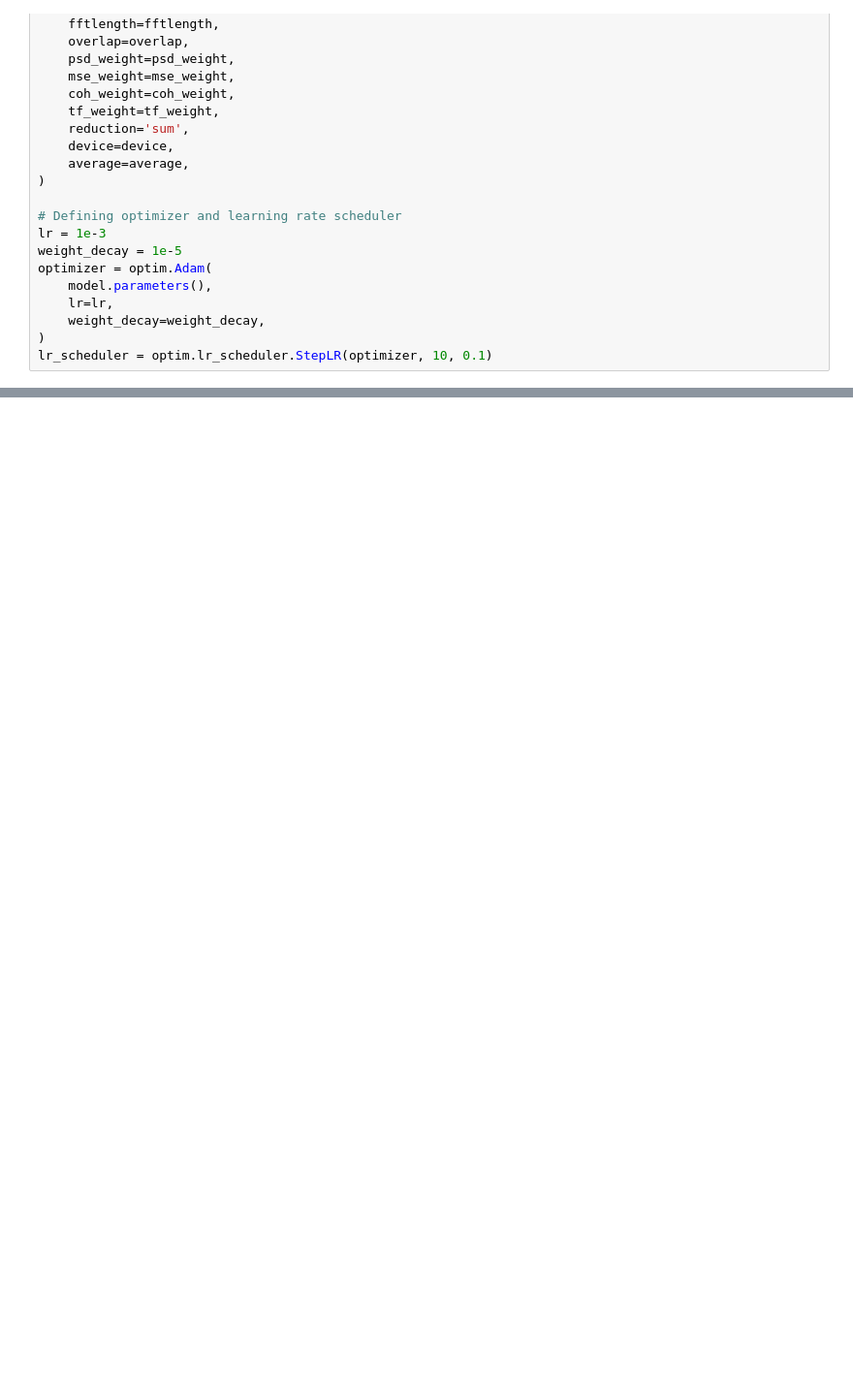
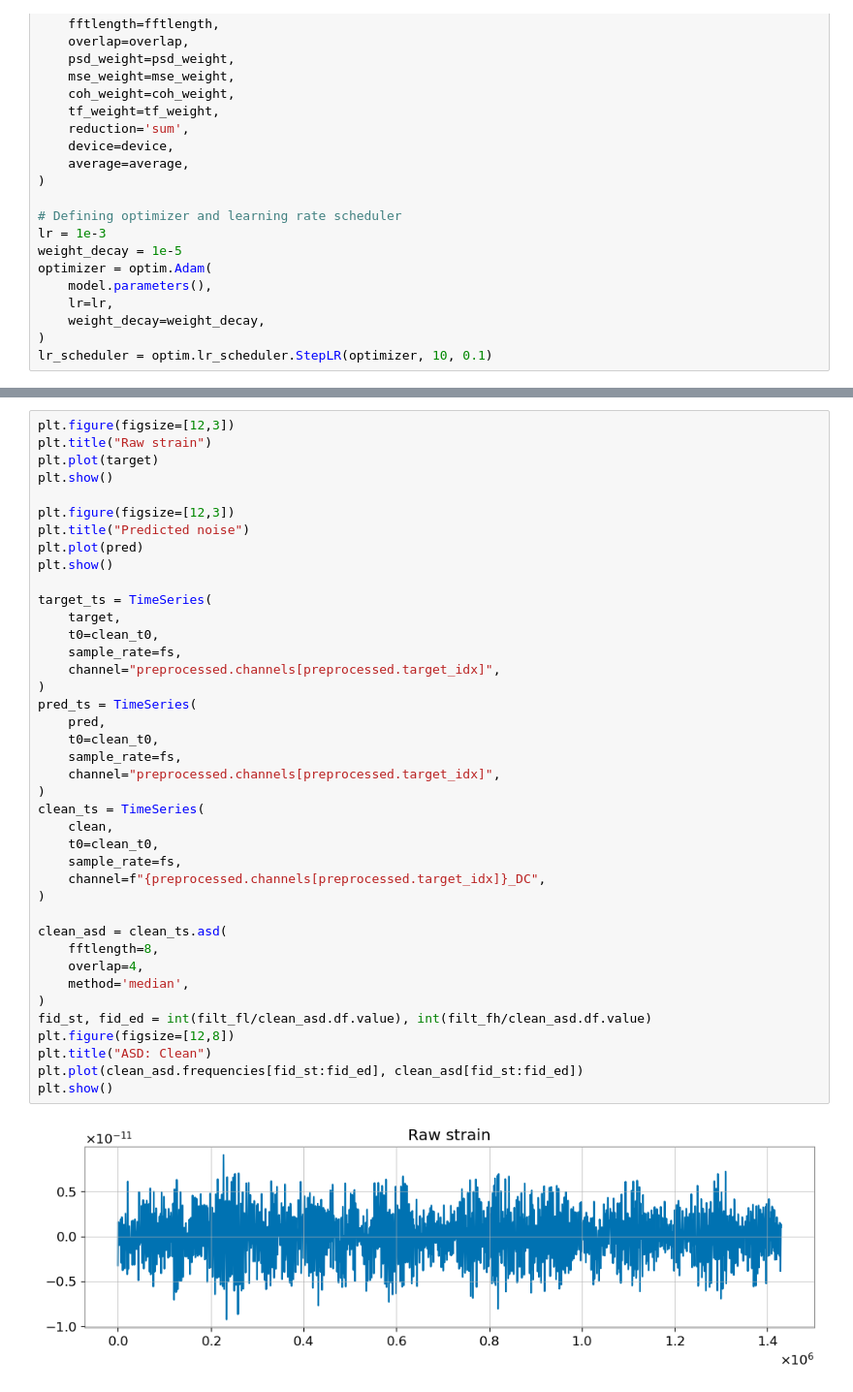
Before and after one commit to agoodmanjerry/deepclean-prod, a Jupyter notebook: deepclean_prod/dev.ipynb, the cells around one changed output, grey strips where cells are left out. Shown at 97% size. Cells and saved outputs as stored; diff of their text form; blank space fills up the shorter version.

Commit message:
Examing trianing and cleaning process in deepclean_prod/dev.ipynb.

```diff
--- a/deepclean_prod/dev.ipynb
+++ b/deepclean_prod/dev.ipynb
@@ -231,0 +325,42 @@ Train loss: 0.8699849859460608, Validation loss: 0.9297777584620884
+# %%
+plt.figure(figsize=[12,3])
+plt.title("Raw strain")
+plt.plot(target)
+plt.show()
+
+plt.figure(figsize=[12,3])
+plt.title("Predicted noise")
+plt.plot(pred)
+plt.show()
+
+target_ts = TimeSeries(
+    target,
+    t0=clean_t0,
+    sample_rate=fs,
+    channel="preprocessed.channels[preprocessed.target_idx]",
+)
+pred_ts = TimeSeries(
+    pred,
+    t0=clean_t0,
+    sample_rate=fs,
+    channel="preprocessed.channels[preprocessed.target_idx]",
+)
+clean_ts = TimeSeries(
+    clean,
+    t0=clean_t0,
+    sample_rate=fs,
+    channel=f"{preprocessed.channels[preprocessed.target_idx]}_DC",
+)
+
+clean_asd = clean_ts.asd(
+    fftlength=8,
+    overlap=4,
+    method='median',
+)
+fid_st, fid_ed = int(filt_fl/clean_asd.df.value), int(filt_fh/clean_asd.df.value)
+plt.figure(figsize=[12,8])
+plt.title("ASD: Clean")
+plt.plot(clean_asd.frequencies[fid_st:fid_ed], clean_asd[fid_st:fid_ed])
+plt.show()
+# %% [output]
+[figure, added]
```
Also changed, not shown: parts of 10 cells of this notebook, 6 other files.
